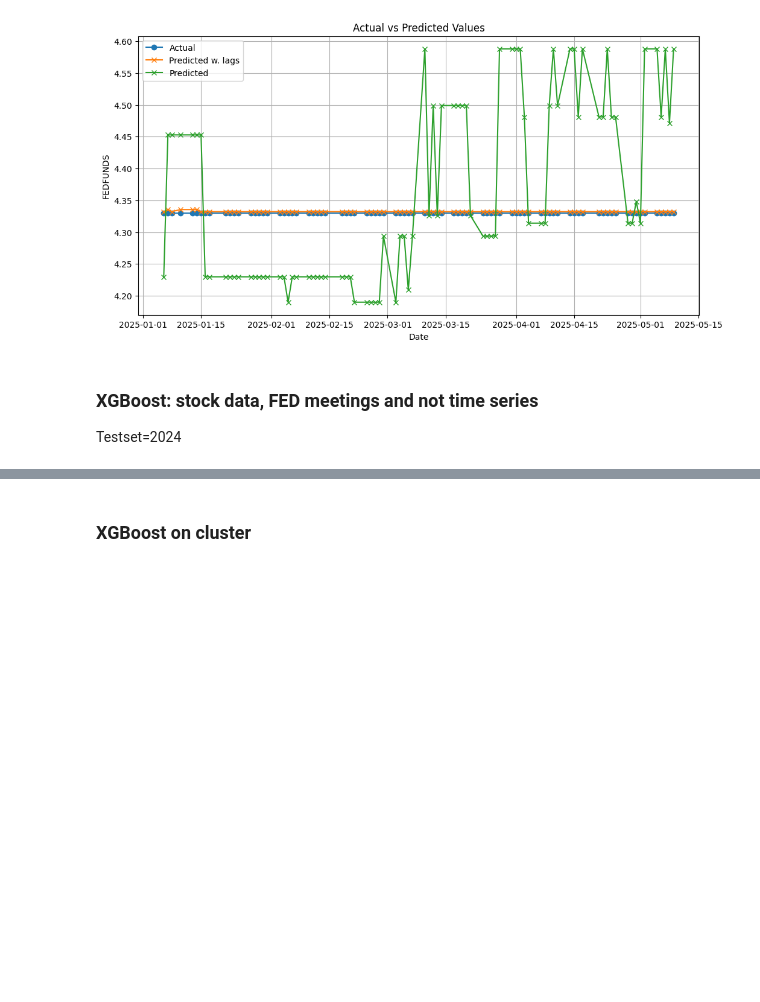
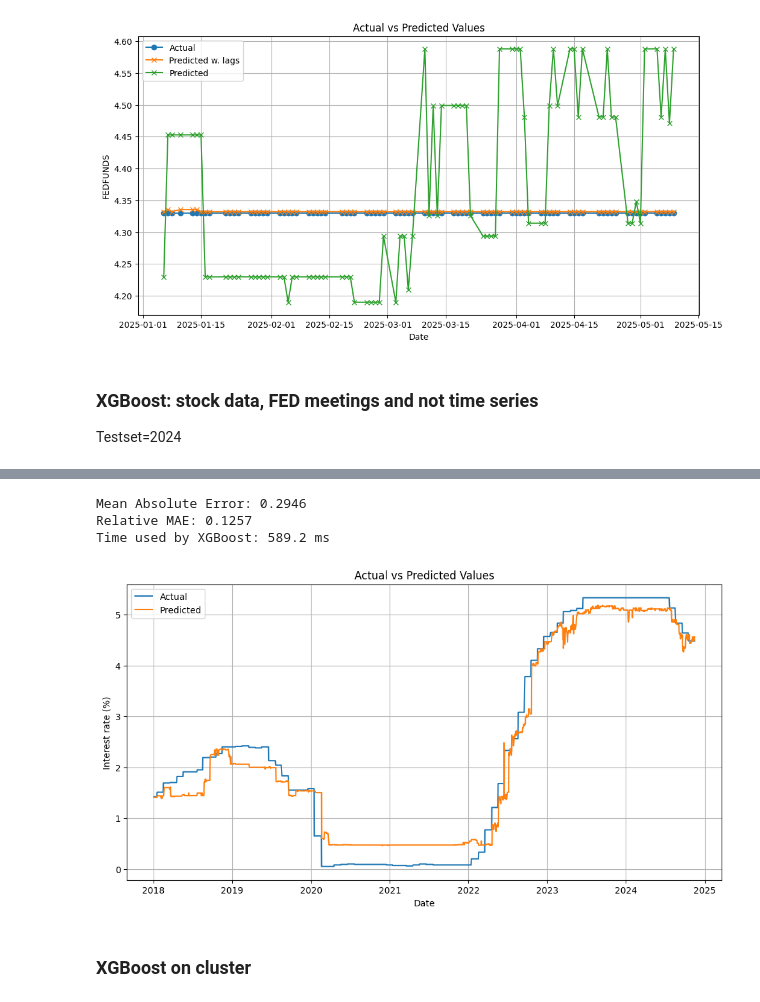
Before and after one commit to carlamcnair/Final-Project-AppML, a Jupyter notebook: notes_stine.ipynb, the cells around one changed output, grey strips where cells are left out. Saved outputs shown, nothing was run; the diff lists cells and outputs as text; code cells hidden in the pictures; blank space fills up the shorter version.

```diff
--- a/notes_stine.ipynb
+++ b/notes_stine.ipynb
@@ -1609,3 +1688,60 @@ Time used by XGBoost: 5648.2 ms
+# %%
+import xgboost as xgb
+from sklearn.metrics import mean_absolute_error
+import time
+import pandas as pd
+
+# Start timer
+start = time.time()
+
+# XGBoost parameters
+params = {
+    'booster': 'gbtree',
+    'objective': 'reg:squarederror',
+    'eval_metric': 'mae',
+    'verbosity': 0
+}
+
+evals = [(dtrain_month, 'train'), (dvalid_month, 'eval')]
+
+# Train model with early stopping
+xgb_model_month = xgb.train(
+    params=params,
+    dtrain=dtrain_month,
+    num_boost_round=1000,
+    evals=evals,
+    early_stopping_rounds=20,
+    verbose_eval=False
+)
+
+# Predict and evaluate
+y_pred_rate_month = xgb_model_month.predict(dvalid_month, iteration_range=(0, xgb_model_month.best_iteration + 1))
+mae_month = mean_absolute_error(y_val_month, y_pred_rate_month)
+relative_mae_month = mae_month / abs(y_val_month).mean()
+
+print(f"Mean Absolute Error: {mae_month:.4f}")
+print(f"Relative MAE: {relative_mae_month:.4f}")
+print(f"Time used by XGBoost: {(time.time() - start) * 1000:.1f} ms")
+import matplotlib.pyplot as plt
+
+# Assuming you still have test_data_clean (with dropped NAs) and predictions y_pred
+# Plot actual vs predicted
+plt.figure(figsize=(12,6))
+plt.plot(val_df_month['Date'], y_val_month, label='Actual') #, marker='o'
+plt.plot(val_df_month['Date'], y_pred_rate_month, label='Predicted') # , marker='x'
+#plt.plot(test_data_clean['Date'], y_pred_ZCB, label='Predicted w. ZCB data', marker='x')
+#plt.plot(test_data_clean['Date'], y_pred_stock, label='Predicted w. stock data', marker='x')
+plt.xlabel('Date')
+plt.ylabel('Interest rate (%)')
+plt.title('Actual vs Predicted Values')
+plt.legend()
+plt.grid(True)
+plt.show()
+# %% [output]
+Mean Absolute Error: 0.2946
+Relative MAE: 0.1257
+Time used by XGBoost: 589.2 ms
+[figure, added]
 # %% [markdown]
 ### XGBoost on cluster
 # %%
```
Also changed, not shown: parts of 20 cells of this notebook, 5 other files.
